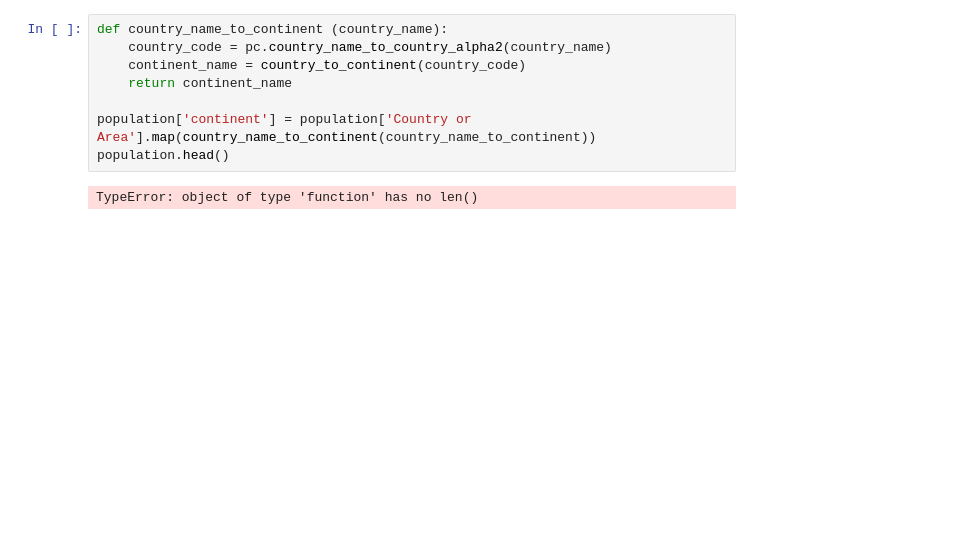
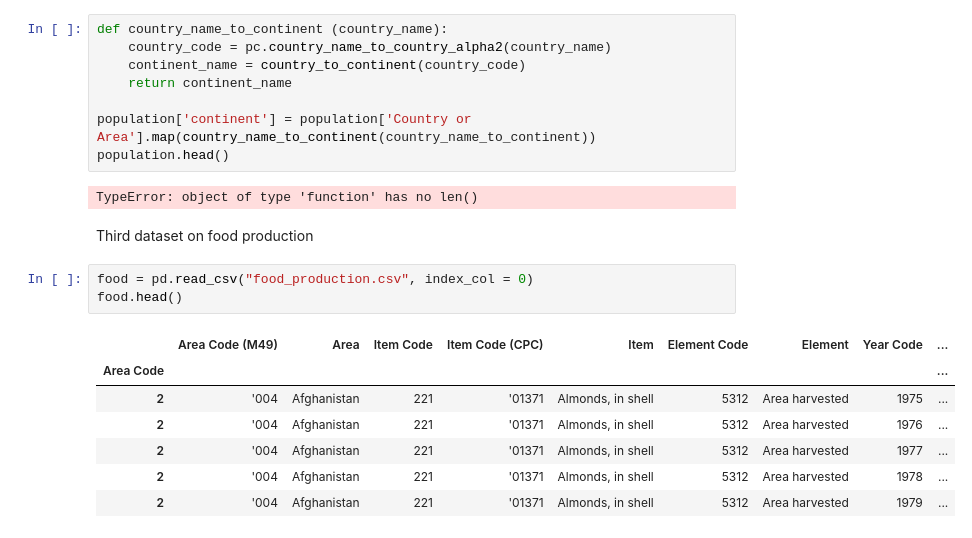
Before and after one commit to BoSuto/Specialist-Certificate-in-Data-Analytics-Essential-Jan-2023, a Jupyter notebook: Project - Spring 2023.ipynb, the cells around one changed output. Saved outputs shown, nothing was run; the diff lists cells and outputs as text; blank space fills up the shorter version.

Commit message:
third dataset on food production

```diff
--- a/Project - Spring 2023.ipynb
+++ b/Project - Spring 2023.ipynb
@@ -256,3 +241,16 @@ population['continent'] = population['Country or Area'].map(country_name_to_cont
 population.head()
 # %% [output]
 TypeError: object of type 'function' has no len()
+# %% [markdown]
+Third dataset on food production
+# %%
+food = pd.read_csv("food_production.csv", index_col = 0)
+food.head()
+# %% [output]
+|  | Area Code (M49) | Area | Item Code | Item Code (CPC) | Item | Element Code | Element | Year Code | ... |
+| Area Code |  |  |  |  |  |  |  |  | ... |
+| 2 | '004 | Afghanistan | 221 | '01371 | Almonds, in shell | 5312 | Area harvested | 1975 | ... |
+| 2 | '004 | Afghanistan | 221 | '01371 | Almonds, in shell | 5312 | Area harvested | 1976 | ... |
+| 2 | '004 | Afghanistan | 221 | '01371 | Almonds, in shell | 5312 | Area harvested | 1977 | ... |
+| 2 | '004 | Afghanistan | 221 | '01371 | Almonds, in shell | 5312 | Area harvested | 1978 | ... |
+| 2 | '004 | Afghanistan | 221 | '01371 | Almonds, in shell | 5312 | Area harvested | 1979 | ... |
```
Also changed, not shown: parts of 6 cells of this notebook.
